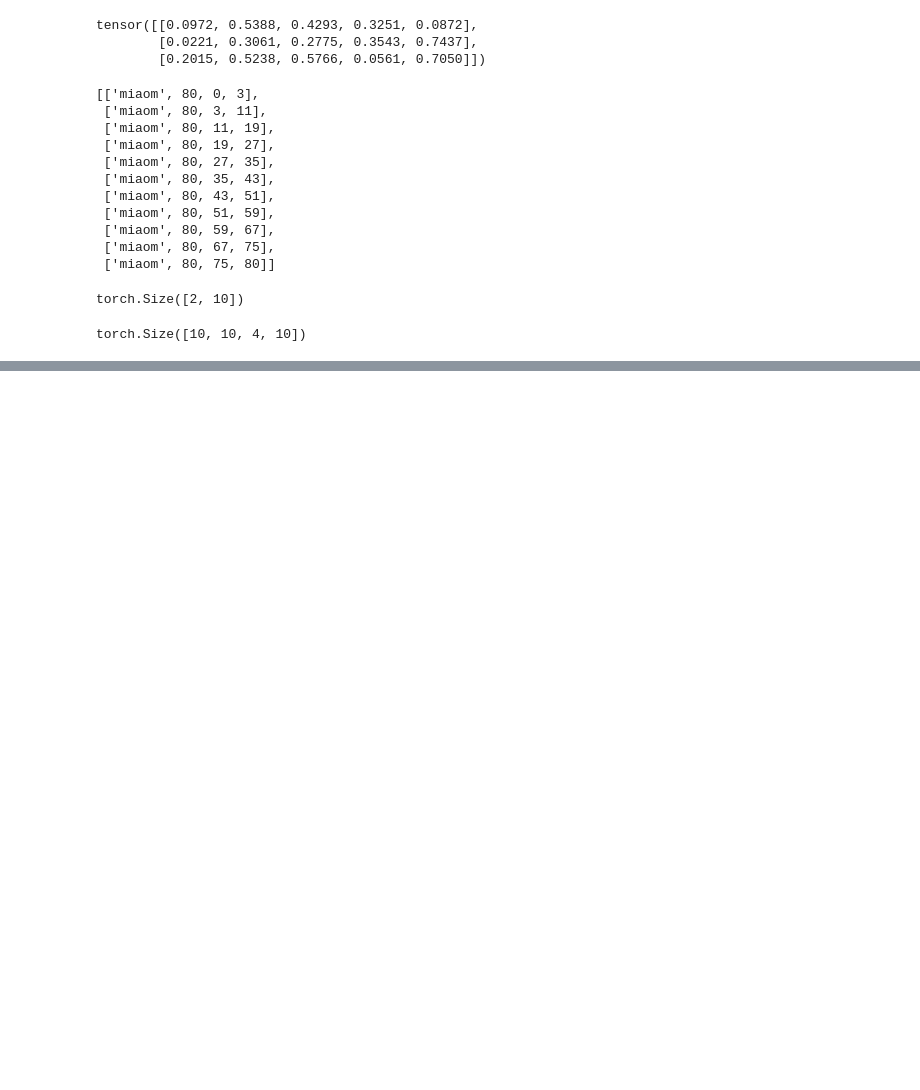
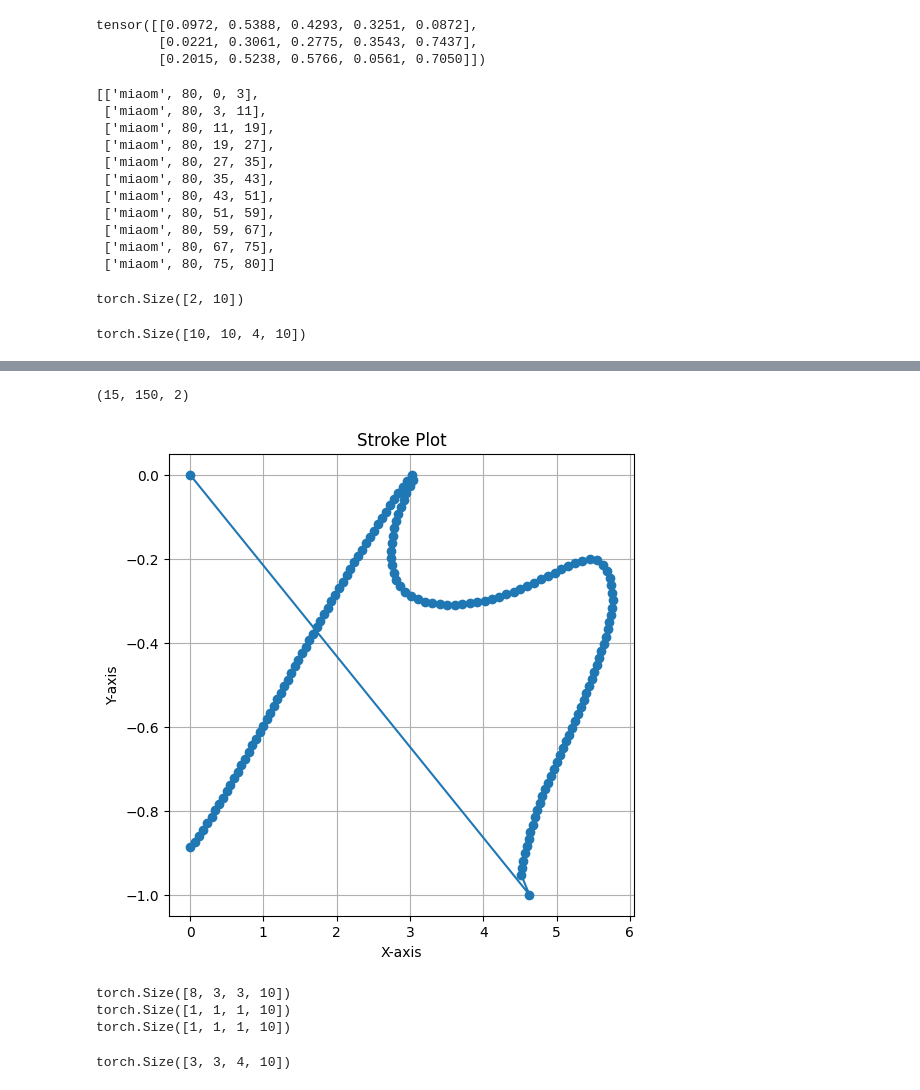
Before and after one commit to yejing97/Edge_GAT, a Jupyter notebook: test.ipynb, the cells around one changed output, grey strips where cells are left out. Saved outputs shown, nothing was run; the diff lists cells and outputs as text; code cells hidden in the pictures; blank space fills up the shorter version.

```diff
--- a/test.ipynb
+++ b/test.ipynb
@@ -1043,0 +1052,20 @@ torch.Size([3, 8, 100, 2])
+# %%
+import numpy as np
+import matplotlib.pyplot as plt
+npy = np.load('/home/e19b516g/yejing/data/data_for_graph/S150_R10/train/N15E128_form_023_E178.npz')
+# %%
+strokes_emb = npy['strokes_emb']
+print(strokes_emb.shape)
+# %% [output]
+(15, 150, 2)
+# %%
+stroke = strokes_emb[0]
+plt.figure(figsize=(6, 6))
+plt.plot(stroke[:, 0], -stroke[:, 1], marker='o', linestyle='-')
+plt.title('Stroke Plot')
+plt.xlabel('X-axis')
+plt.ylabel('Y-axis')
+plt.grid(True)
+plt.show()
+# %% [output]
+[figure, added]
@@ -1043,0 +1081,12 @@ torch.Size([3, 8, 100, 2])
+# %%
+print(data.shape)
+print(mean.shape)
+print(std.shape)
+# %% [output]
+torch.Size([8, 3, 3, 10])
+torch.Size([1, 1, 1, 10])
+torch.Size([1, 1, 1, 10])
+# %%
+print(((data- mean)/std).shape)
+# %% [output]
+torch.Size([3, 3, 4, 10])
```
Also changed, not shown: parts of 20 cells of this notebook, 3 other files.
